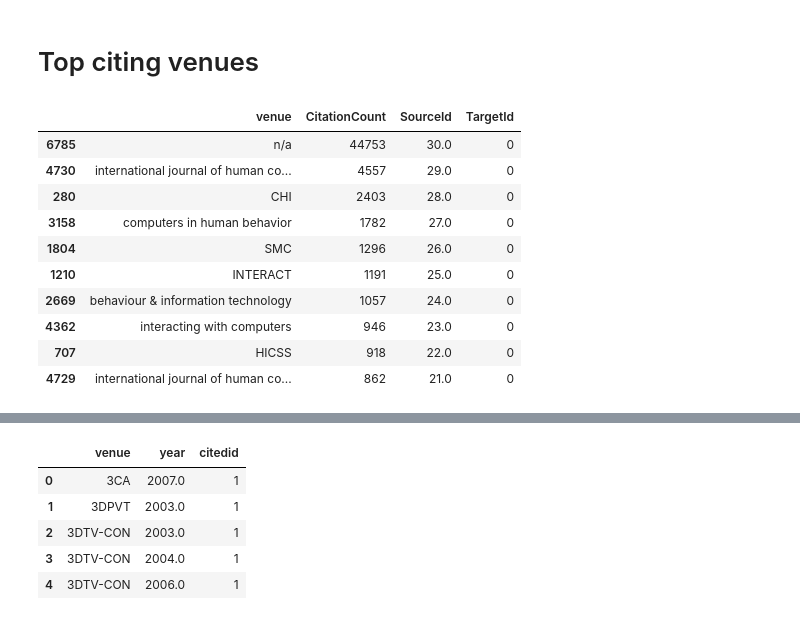
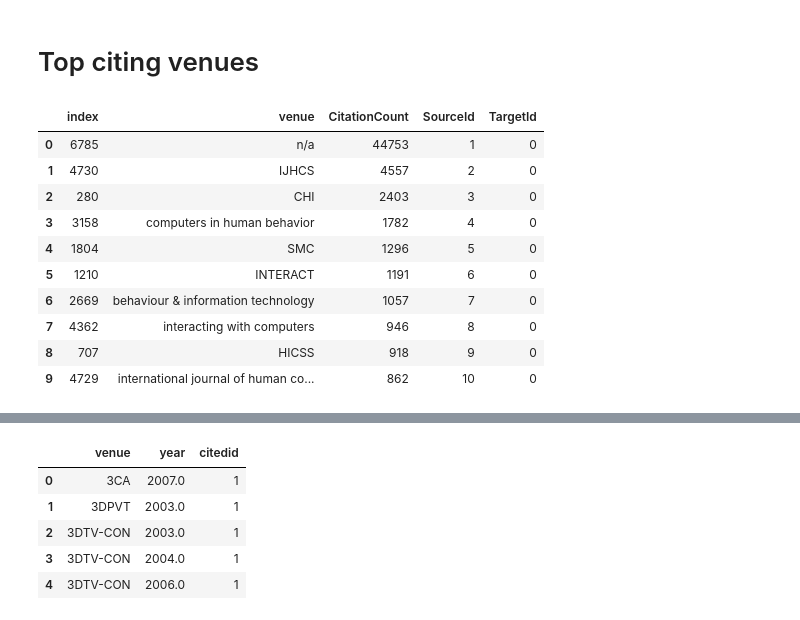
Before and after one commit to andremann/IJHCS-special-issue, a Jupyter notebook: IJHCS_analysis.ipynb, the cells around one changed output, grey strips where cells are left out. Drawn from its saved outputs; the diff is of its cells as text; code cells hidden in the pictures.

```diff
--- a/IJHCS_analysis.ipynb
+++ b/IJHCS_analysis.ipynb
@@ -518,27 +526,31 @@ pio.write_image(fig, 'reports/images/ijhcs_yearly_ref_venues.png')
 # %%
 top_citing_venues = ijhcs_cite[['journame', 'confseries']]
 top_citing_venues['venue'] = top_citing_venues.apply(lambda row: get_venue(row), axis=1)
 top_citing_venues.drop(columns=['journame', 'confseries'], inplace=True)
 top_citing_venues.fillna('n/a', inplace=True)
-top_citing_venues = top_citing_venues.groupby('venue').size().reset_index(name='CitationCount').sort_values('CitationCount', ascending=False)[:TOP_N]
+top_citing_venues = top_citing_venues.groupby('venue').size().reset_index(name='CitationCount').sort_values('CitationCount', ascending=False)[:TOP_N+1].reset_index()
 
 # Rebasing columns for SanKey plot
-top_citing_venues['SourceId'] = top_citing_venues.CitationCount.rank()
+top_citing_venues['SourceId'] = top_citing_venues.CitationCount.index + 1
 top_citing_venues['TargetId'] = 0
 top_citing_venues.TargetId = top_citing_venues.TargetId.astype(int)
+
+# Quick IJHCS rename
+top_citing_venues.loc[top_citing_venues.venue == 'international journal of human computer studies international journal of man machine studies', 'venue'] = 'IJHCS'
+
 top_citing_venues.head(10)
 # %% [output]
-|  | venue | CitationCount | SourceId | TargetId |
-| 6785 | n/a | 44753 | 30.0 | 0 |
-| 4730 | international journal of human co... | 4557 | 29.0 | 0 |
-| 280 | CHI | 2403 | 28.0 | 0 |
-| 3158 | computers in human behavior | 1782 | 27.0 | 0 |
-| 1804 | SMC | 1296 | 26.0 | 0 |
-| 1210 | INTERACT | 1191 | 25.0 | 0 |
-| 2669 | behaviour & information technology | 1057 | 24.0 | 0 |
-| 4362 | interacting with computers | 946 | 23.0 | 0 |
-| 707 | HICSS | 918 | 22.0 | 0 |
-| 4729 | international journal of human co... | 862 | 21.0 | 0 |
+|  | index | venue | CitationCount | SourceId | TargetId |
+| 0 | 6785 | n/a | 44753 | 1 | 0 |
+| 1 | 4730 | IJHCS | 4557 | 2 | 0 |
+| 2 | 280 | CHI | 2403 | 3 | 0 |
+| 3 | 3158 | computers in human behavior | 1782 | 4 | 0 |
+| 4 | 1804 | SMC | 1296 | 5 | 0 |
+| 5 | 1210 | INTERACT | 1191 | 6 | 0 |
+| 6 | 2669 | behaviour & information technology | 1057 | 7 | 0 |
+| 7 | 4362 | interacting with computers | 946 | 8 | 0 |
+| 8 | 707 | HICSS | 918 | 9 | 0 |
+| 9 | 4729 | international journal of human co... | 862 | 10 | 0 |
 # %%
 trace = dict(type='sankey',
              orientation='h',
```
Also changed, not shown: parts of 20 cells of this notebook, 19 other files.
